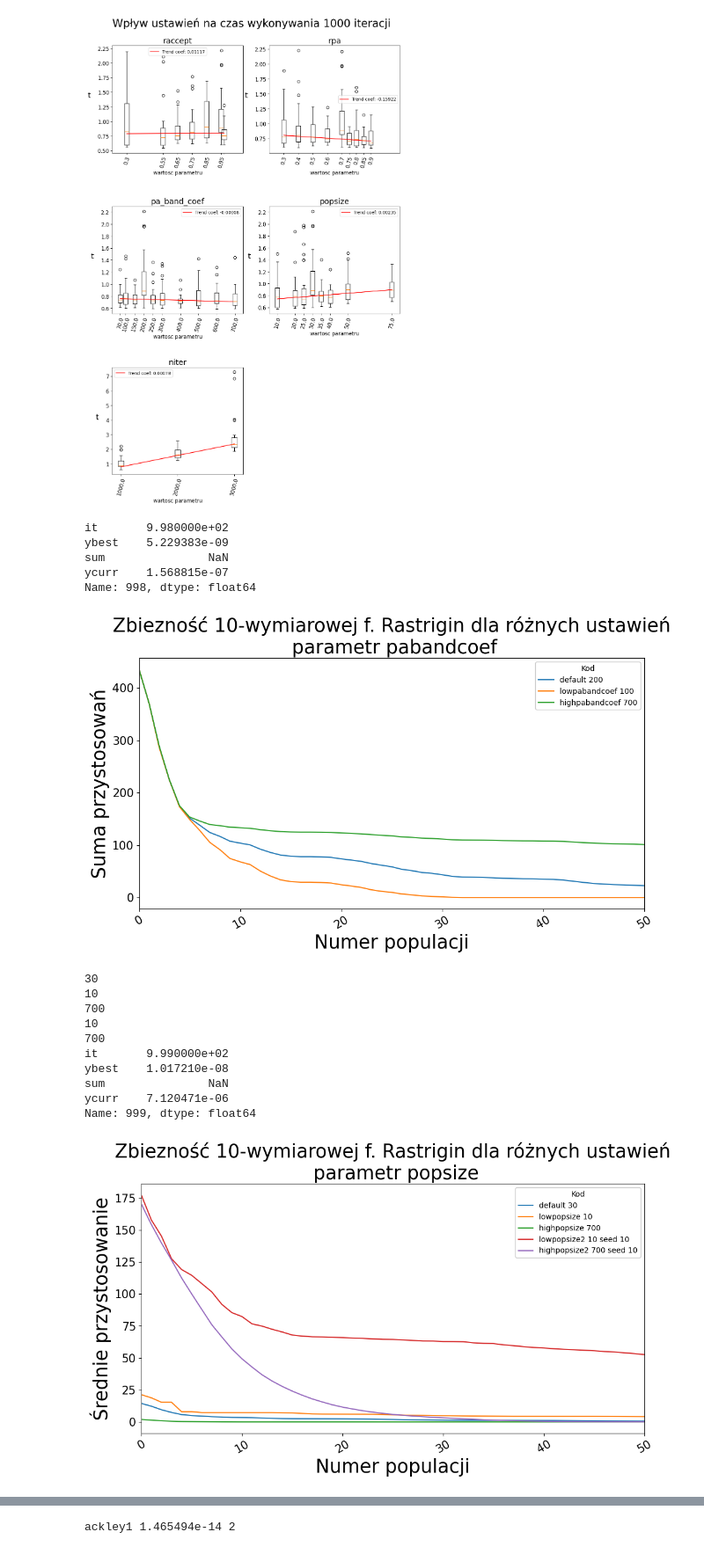
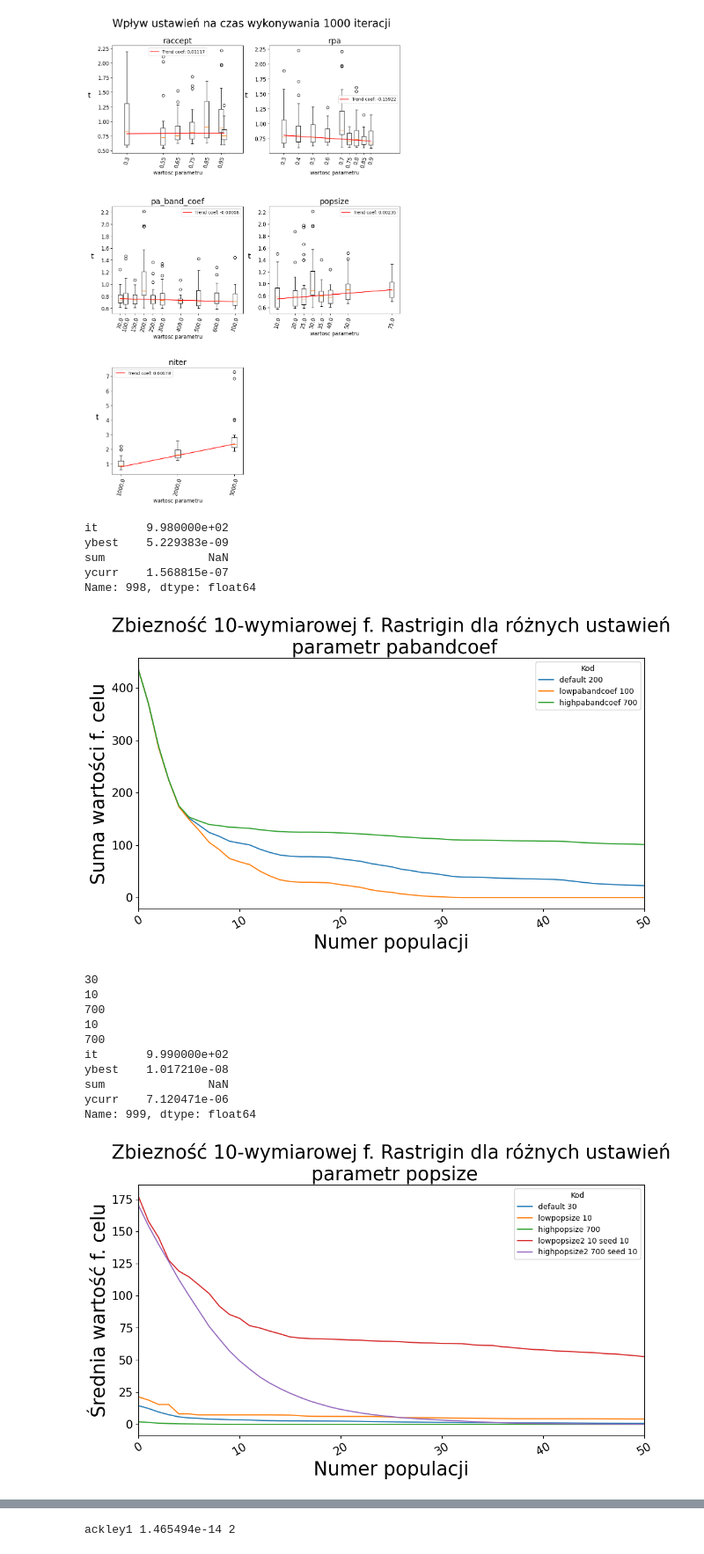
Before and after one commit to isso1550/MSWIO_24Z, a Jupyter notebook: cw11/analiza.ipynb, the cells around one changed output, grey strips where cells are left out. Shown at 88% size. Cells and saved outputs as stored; diff of their text form; code cells hidden in the pictures.

```diff
--- a/cw11/analiza.ipynb
+++ b/cw11/analiza.ipynb
@@ -311,7 +311,6 @@ step = 1
 labels = ['default 0.95','lowraccept 0.35','midraccept 0.75', 'highraccept 0.97']
 labels = ['default 0.7','lowrpa 0.3','midrpa 0.5', 'highrpa 0.9']
 labels = ['default 200','lowpabandcoef 100', 'highpabandcoef 700']
-#labels = ['default 30','lowpopsize 100', 'highpopsize 700']
 
 lognames = [x.split(' ')[0] for x in labels]
 param = labels[1].split(' ')[0].split('low')[1]
@@ -324,7 +323,7 @@ for logname,label in zip(lognames, labels):
         plt.plot(df.iloc[::step]['it'], df.iloc[::step]['ycurr'],label=label)
     plt.title(f'Zbiezność {n}-wymiarowej f. {funcname} dla różnych ustawień\n parametr {param}', fontsize = 25)
     plt.xlabel('Numer populacji', fontsize=25)
-    plt.ylabel('Suma przystosowań', fontsize=25)
+    plt.ylabel('Suma wartości f. celu', fontsize=25)
     plt.xticks(fontsize=15, rotation = 30)
     plt.yticks(fontsize=15)
 
@@ -346,7 +345,7 @@ ybest    5.229383e-09
 sum               NaN
 ycurr    1.568815e-07
 Name: 998, dtype: float64
-[figure, old version]
+[figure, new version]
 # %%
 fig = plt.figure(figsize=(12,6))
 step = 1
@@ -358,35 +357,35 @@ param = labels[1].split(' ')[0].split('low')[1]
 for logname,label in zip(lognames, labels):
     npop = int(label.split(' ')[1])
     print(npop)
     df = load_log(f'./CW 11-Harmony Search/results/logs/log_{logname}.txt')
     yval = df.iloc[::step]['ycurr'].values/npop
     plt.plot(df.iloc[::step]['it'], yval,label=label)
     plt.title(f'Zbiezność {n}-wymiarowej f. {funcname} dla różnych ustawień\n parametr {param}', fontsize = 25)
     plt.xlabel('Numer populacji', fontsize=25)
-    plt.ylabel('Średnie przystosowanie', fontsize=25)
+    plt.ylabel('Średnia wartość f. celu', fontsize=25)
     plt.xticks(fontsize=15, rotation = 30)
     plt.yticks(fontsize=15)
 
 plt.legend(title="Kod", framealpha=1)
 print(df.loc[len(df)-1])
 
 ax = plt.gca()
 ax.set_xlim([0, 50])
 
 fig.savefig(f'./plots/{param}conv.png',bbox_inches='tight')
 plt.show()
 # %% [output]
 30
 10
 700
 10
 700
 it       9.990000e+02
 ybest    1.017210e-08
 sum               NaN
 ycurr    7.120471e-06
 Name: 999, dtype: float64
-[figure, old version]
+[figure, new version]
 # %%
 fig = plt.figure(figsize=(12,6))
 step = 1
```
Also changed, not shown: parts of 1 cell of this notebook, 21 other files.
